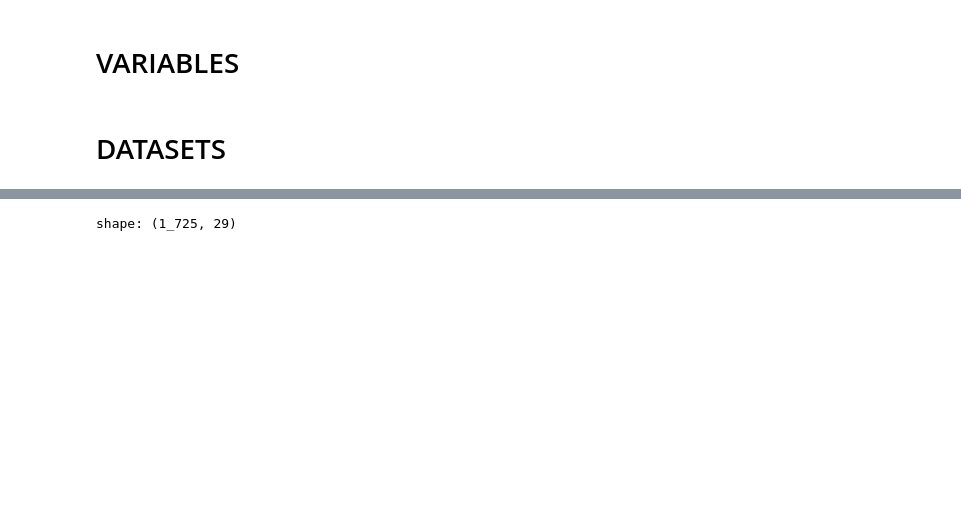
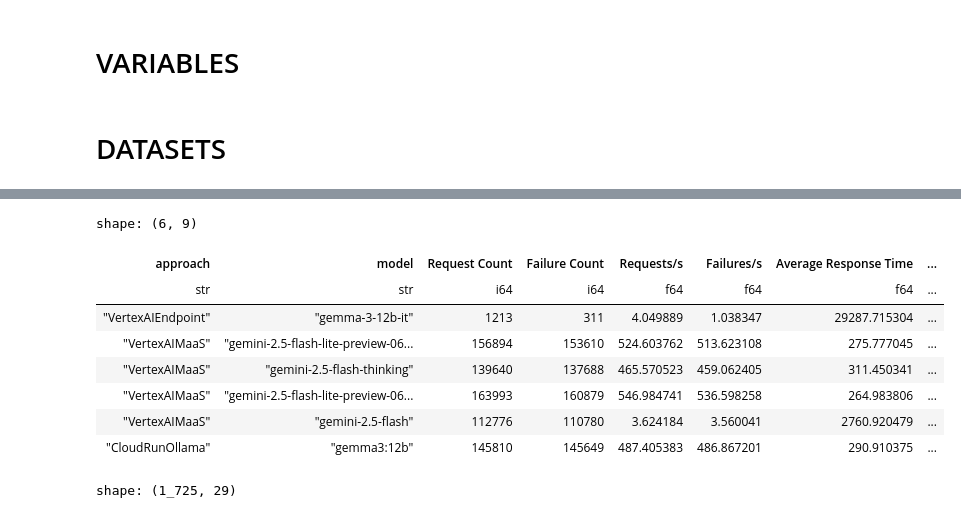
Before and after one commit to fmind/gcp-llm-serving-benchmarks, a Jupyter notebook: analysis.ipynb, the cells around one changed output, grey strips where cells are left out. Cells and saved outputs as stored; diff of their text form; code cells hidden in the pictures; blank space fills up the shorter version.

```diff
--- a/analysis.ipynb
+++ b/analysis.ipynb
@@ -64,6 +64,28 @@ shape: (12, 25)
 | null | "Aggregated" | 112776 | 110780 | 190.0 | 2760.920479 | 103.059125 | ... |
 | "POST" | "/api/generate?key=secret" | 145810 | 145649 | 150.0 | 290.910375 | 118.192629 | ... |
 | null | "Aggregated" | 145810 | 145649 | 150.0 | 290.910375 | 118.192629 | ... |
+# %%
+stats.filter(pl.col("Type").eq("POST")).select(
+    "approach",
+    "model",
+    "Request Count",
+    "Failure Count",
+    "Requests/s",
+    "Failures/s",
+    "Average Response Time",
+    "Min Response Time",
+    "Max Response Time",
+)
+# %% [output]
+shape: (6, 9)
+| approach | model | Request Count | Failure Count | Requests/s | Failures/s | Average Response Time | ... |
+| str | str | i64 | i64 | f64 | f64 | f64 | ... |
+| "VertexAIEndpoint" | "gemma-3-12b-it" | 1213 | 311 | 4.049889 | 1.038347 | 29287.715304 | ... |
+| "VertexAIMaaS" | "gemini-2.5-flash-lite-preview-06... | 156894 | 153610 | 524.603762 | 513.623108 | 275.777045 | ... |
+| "VertexAIMaaS" | "gemini-2.5-flash-thinking" | 139640 | 137688 | 465.570523 | 459.062405 | 311.450341 | ... |
+| "VertexAIMaaS" | "gemini-2.5-flash-lite-preview-06... | 163993 | 160879 | 546.984741 | 536.598258 | 264.983806 | ... |
+| "VertexAIMaaS" | "gemini-2.5-flash" | 112776 | 110780 | 3.624184 | 3.560041 | 2760.920479 | ... |
+| "CloudRunOllama" | "gemma3:12b" | 145810 | 145649 | 487.405383 | 486.867201 | 290.910375 | ... |
 # %%
 history = load_dataset(RESULTS_PATH, HISTORY_GLOB)
 history = history.filter(pl.col("Name") != "Aggregated")
```
Also changed, not shown: 3 other files.
